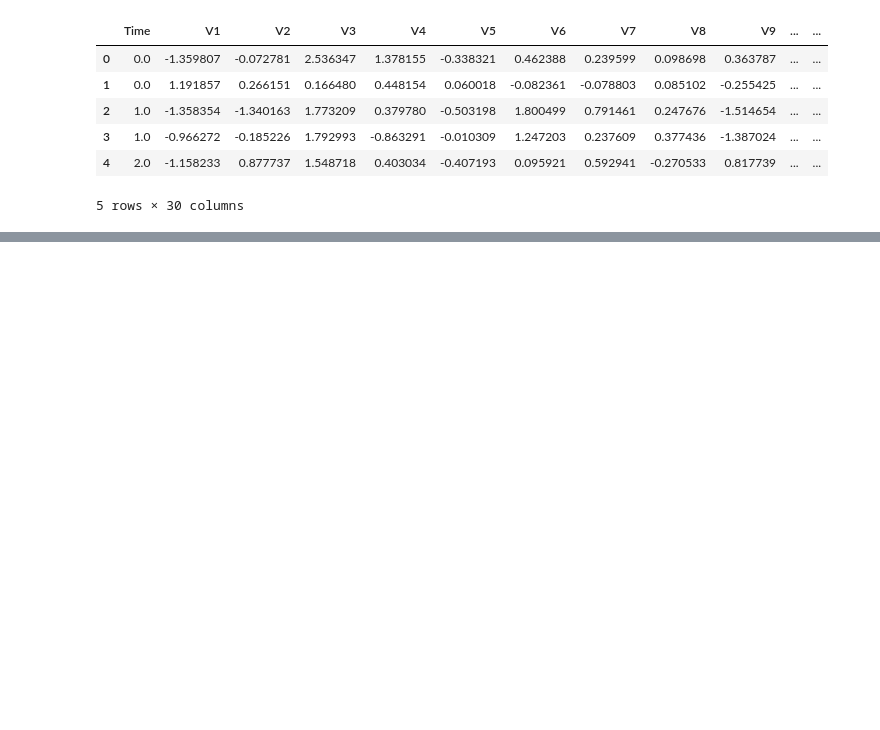
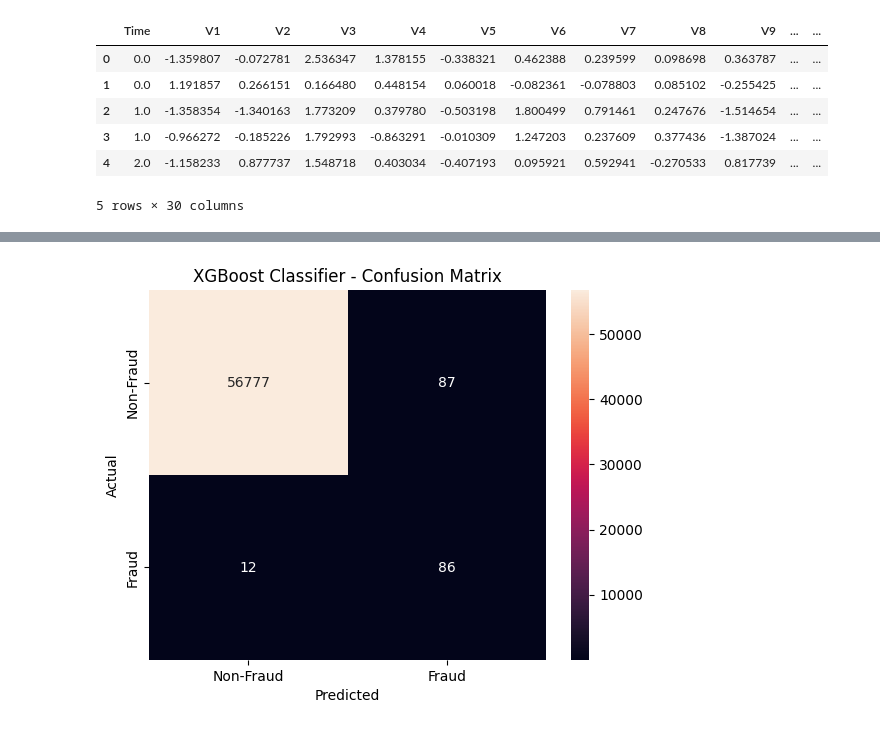
Before and after one commit to mubashiraasma/Credit-Card-Fraud-Detection, a Jupyter notebook: FraudDetection.ipynb, the cells around one changed output, grey strips where cells are left out. Drawn from its saved outputs; the diff is of its cells as text; code cells hidden in the pictures; blank space fills up the shorter version.

```diff
--- a/FraudDetection.ipynb
+++ b/FraudDetection.ipynb
@@ -195,0 +232,16 @@ plt.show()
+# %%
+from xgboost import XGBClassifier
+from sklearn.metrics import classification_report, confusion_matrix
+
+# Initialize the model
+xgb = XGBClassifier(scale_pos_weight=class_distribution[0] / class_distribution[1], random_state=42)
+
+# Train the model
+xgb_model = xgb.fit(X_train_smote, y_train_smote)
+
+# Predict on test data
+y_predict_xgb = xgb_model.predict(X_test)
+
+# Classification report
+print("Classification Report for XGBoost Classifier:")
+print(classification_report(y_test, y_predict_xgb))
@@ -195,0 +258,10 @@ plt.show()
+# %%
+# Confusion matrix
+conf_matrix_xgb = confusion_matrix(y_test, y_predict_xgb)
+sns.heatmap(conf_matrix_xgb, annot=True, fmt='d', xticklabels=labels, yticklabels=labels)
+plt.xlabel('Predicted')
+plt.ylabel('Actual')
+plt.title('XGBoost Classifier - Confusion Matrix')
+plt.show()
+# %% [output]
+[figure, added]
```
Also changed, not shown: parts of 28 cells of this notebook.
